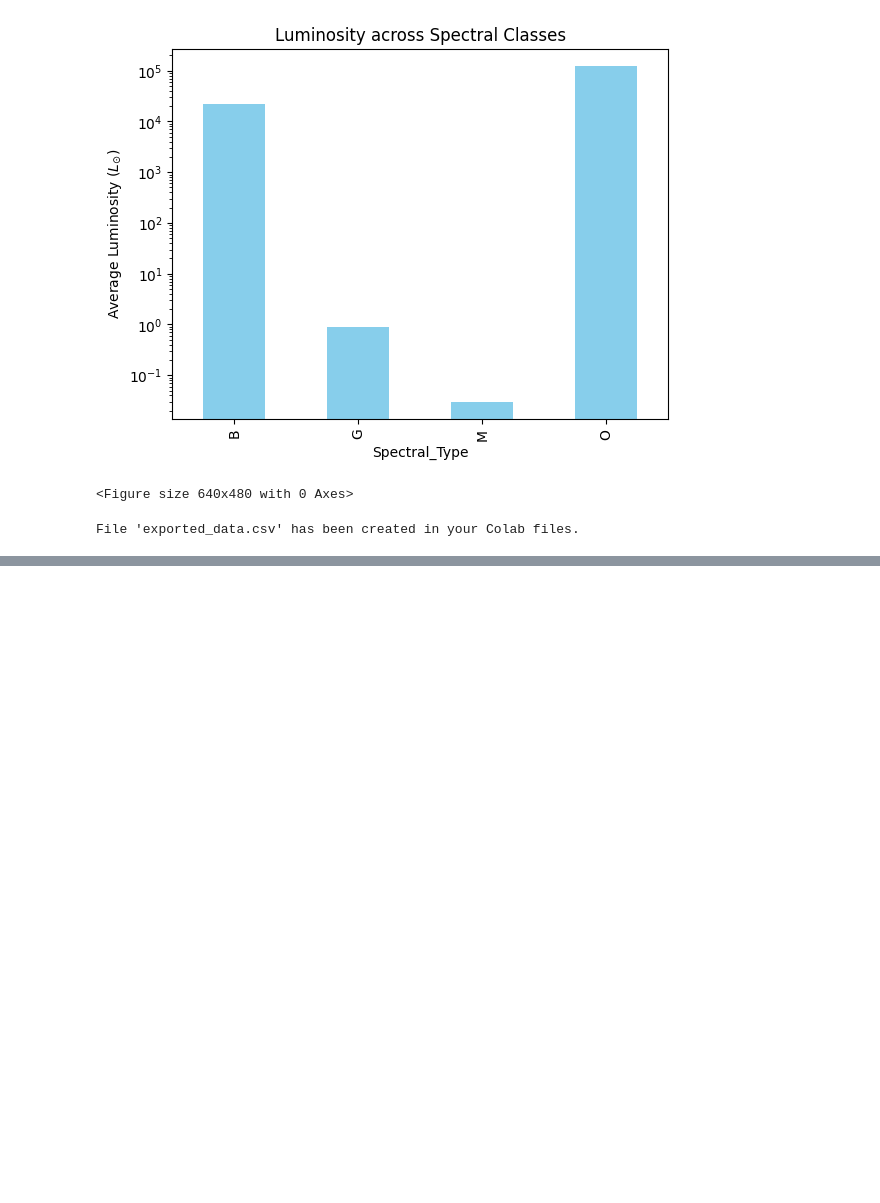
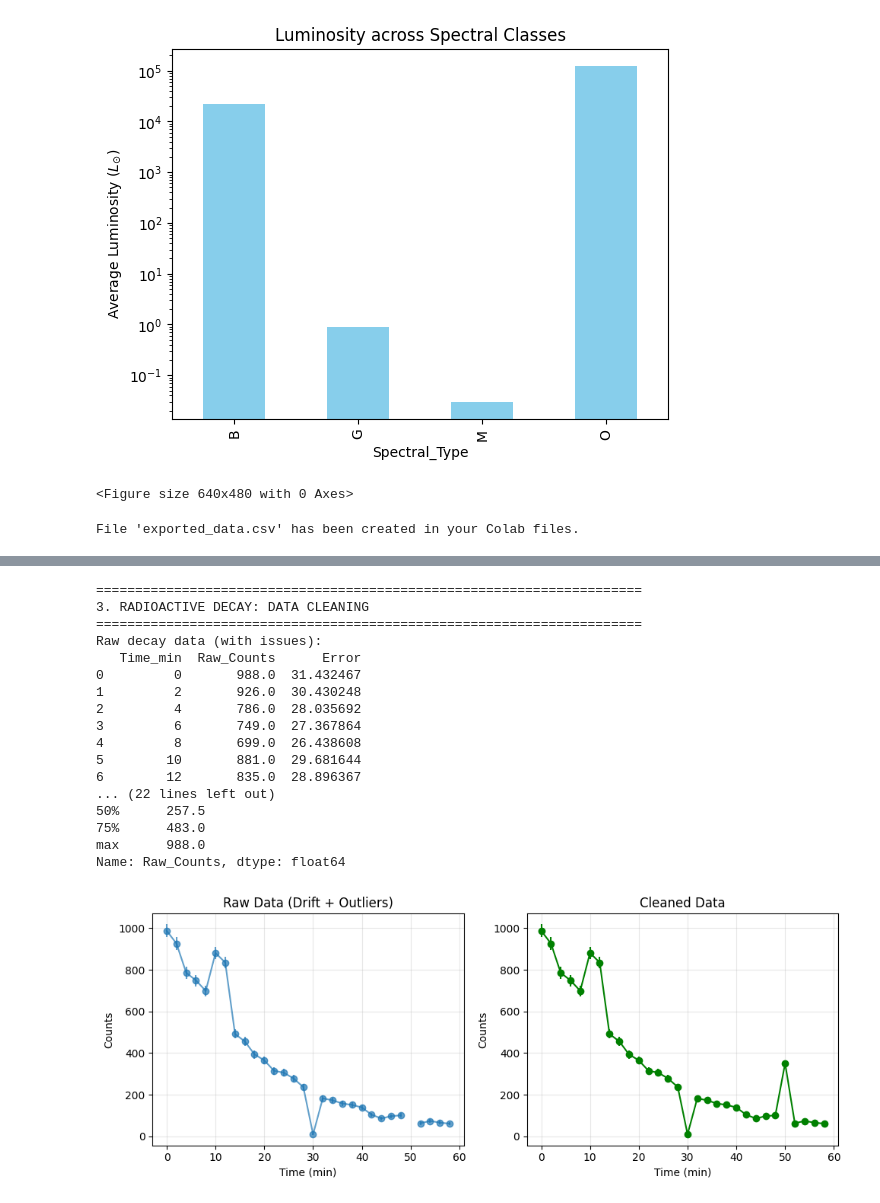
Before and after one commit to urmilapol/urmilapolprojects, a Jupyter notebook: finalphysics.ipynb, the cells around one changed output, grey strips where cells are left out. Cells and saved outputs as stored; diff of their text form; code cells hidden in the pictures; blank space fills up the shorter version.

```diff
--- a/finalphysics.ipynb
+++ b/finalphysics.ipynb
@@ -568,0 +678,79 @@ File 'exported_data.csv' has been created in your Colab files.
+# %%
+# =============================================================================
+# 3. DATA CLEANING: RADIOACTIVE DECAY WITH ERRORS
+# =============================================================================
+
+print("\n" + "="*70)
+print("3. RADIOACTIVE DECAY: DATA CLEANING")
+print("="*70)
+
+# Simulate Geiger counter data with realistic errors
+np.random.seed(42)
+time_min = np.arange(0, 60, 2)
+true_lambda = 0.05
+true_counts = 1000 * np.exp(-true_lambda * time_min)
+
+# Add Poisson noise + instrument errors
+measured = np.random.poisson(true_counts)
+measured = measured.astype(float) # Convert to float to allow NaN values
+measured[5:7] += 300      # Instrument drift
+measured[15] = 10         # Outlier
+measured[25] = np.nan     # Missing data
+
+df_decay = pd.DataFrame({
+    'Time_min': time_min,
+    'Raw_Counts': measured,
+    'Error': np.sqrt(np.abs(measured))  # Poisson statistics
+})
+
+print("Raw decay data (with issues):")
+print(df_decay.head(10))
+print(f"\nIssues detected: {df_decay['Raw_Counts'].isna().sum()} missing, {np.sum(df_decay['Raw_Counts'] > 1200)} outliers")
+
+# Clean data
+df_clean = df_decay.copy()
+df_clean['Raw_Counts'] = df_clean['Raw_Counts'].fillna(df_clean['Raw_Counts'].mean())
+Q1, Q3 = df_clean['Raw_Counts'].quantile([0.25, 0.75])
+IQR = Q3 - Q1
+df_clean = df_clean[(df_clean['Raw_Counts'] >= Q1-1.5*IQR) &
+                   (df_clean['Raw_Counts'] <= Q3+1.5*IQR)]
+
+print(f"\n✅ Cleaned: {len(df_clean)}/{len(df_decay)} points kept")
+print("Before/After:")
+print(df_decay['Raw_Counts'].describe().round(1))
+print(df_clean['Raw_Counts'].describe().round(1))
+
+# Plot raw vs cleaned
+plt.figure(figsize=(10,4))
+plt.subplot(1,2,1)
+plt.errorbar(df_decay['Time_min'], df_decay['Raw_Counts'],
+             df_decay['Error'], fmt='o-', label='Raw', alpha=0.7)
+plt.title('Raw Data (Drift + Outliers)')
+plt.xlabel('Time (min)'); plt.ylabel('Counts'); plt.grid(True, alpha=0.3)
+
+plt.subplot(1,2,2)
+plt.errorbar(df_clean['Time_min'], df_clean['Raw_Counts'],
+             df_clean['Error'], fmt='go-', label='Cleaned')
+plt.title('Cleaned Data')
+plt.xlabel('Time (min)'); plt.ylabel('Counts'); plt.grid(True, alpha=0.3)
+plt.tight_layout()
+plt.show()
+# %% [output]
+======================================================================
+3. RADIOACTIVE DECAY: DATA CLEANING
+======================================================================
+Raw decay data (with issues):
+   Time_min  Raw_Counts      Error
+0         0       988.0  31.432467
+1         2       926.0  30.430248
+2         4       786.0  28.035692
+3         6       749.0  27.367864
+4         8       699.0  26.438608
+5        10       881.0  29.681644
+6        12       835.0  28.896367
+... (22 lines left out)
+50%      257.5
+75%      483.0
+max      988.0
+Name: Raw_Counts, dtype: float64
+[figure, added]
```
Also changed, not shown: parts of 4 cells of this notebook.
